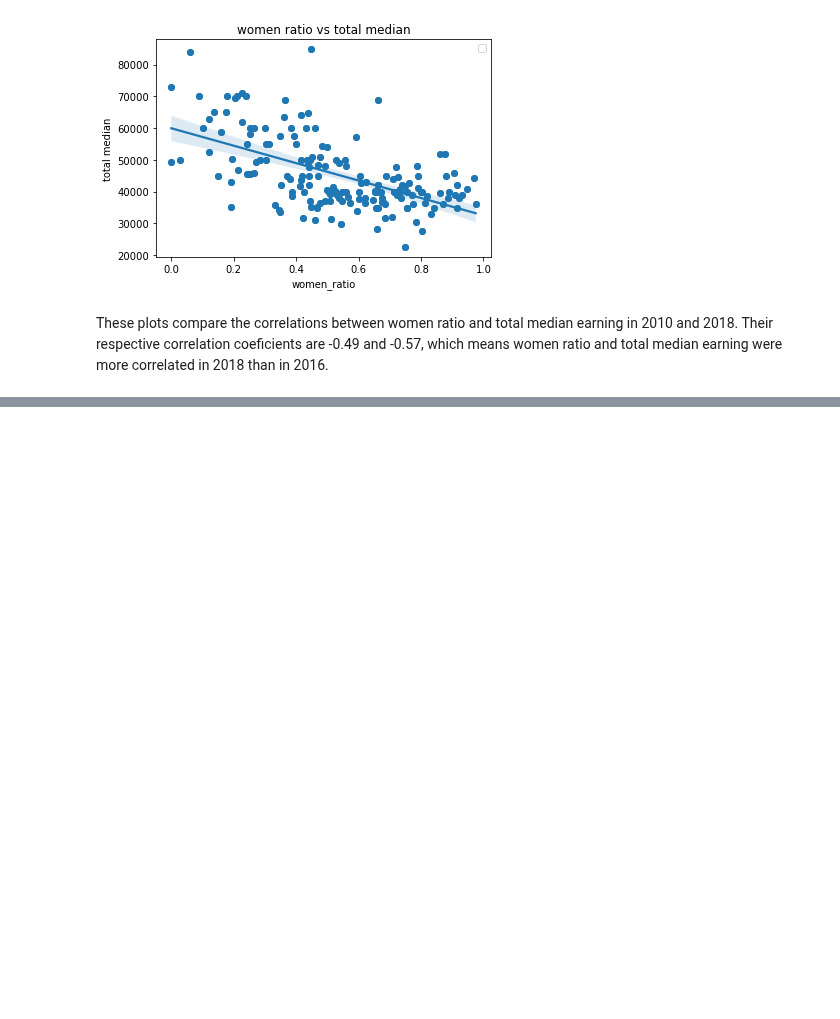
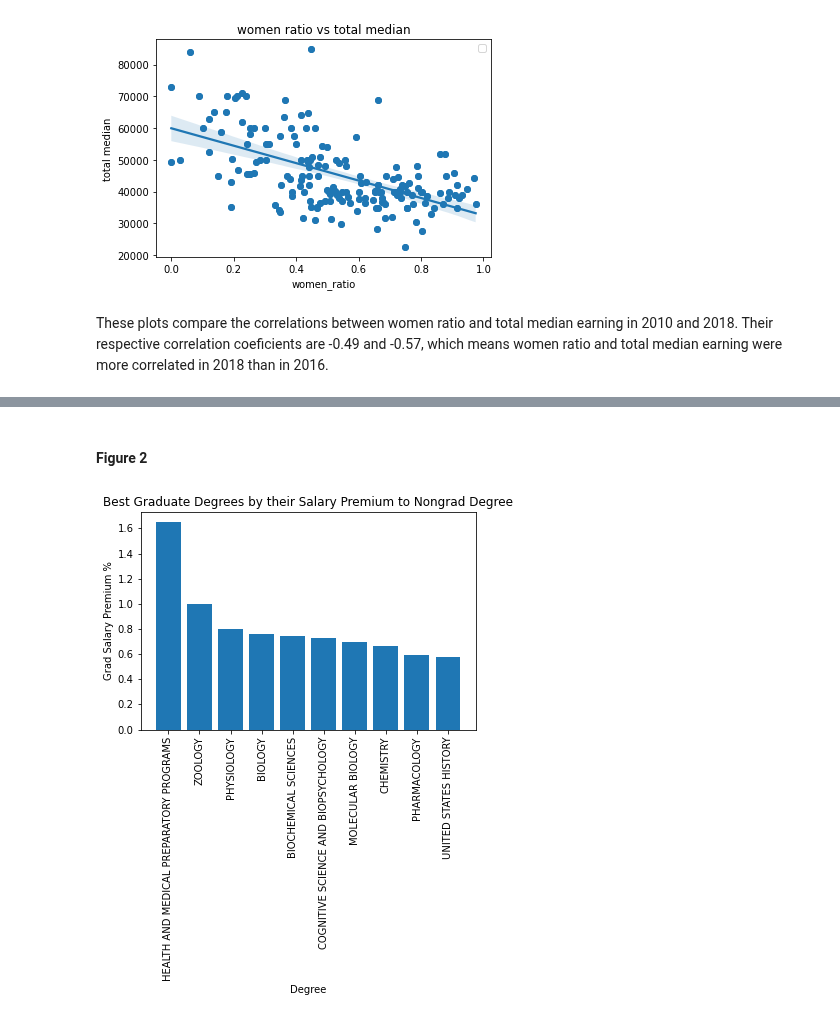
Before and after one commit to UCB-stat-159-s22/hw07-Group21, a Jupyter notebook: main.ipynb, the cells around one changed output, grey strips where cells are left out. Saved outputs shown, nothing was run; the diff lists cells and outputs as text; code cells hidden in the pictures; blank space fills up the shorter version.

```diff
--- a/main.ipynb
+++ b/main.ipynb
@@ -163,0 +191,6 @@ These plots compare the correlations between women ratio and total median earnin
+# %% [markdown]
+#### Figure 2
+# %%
+plot_rankings(df_best_premiums, False)
+# %% [output]
+[figure, added]
```
Also changed, not shown: parts of 13 cells of this notebook.
